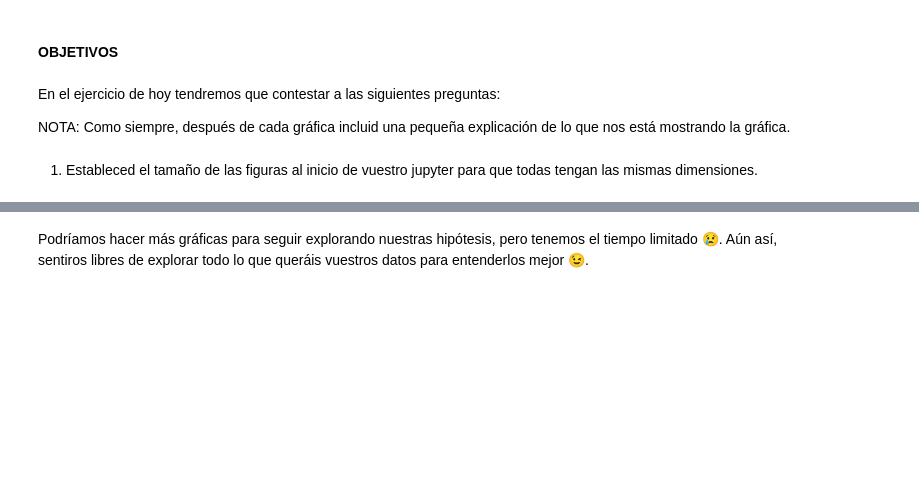
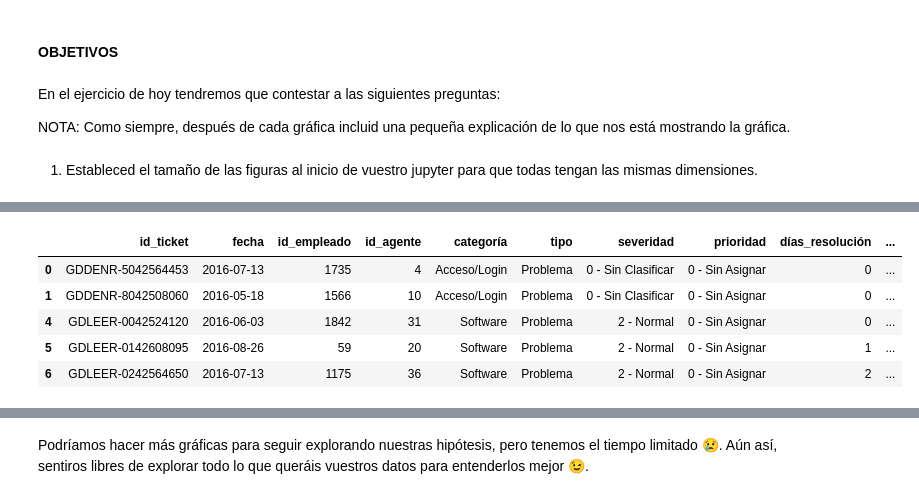
Before and after one commit to Adalab/promo_d_da_modulo2_sprint2_Lorena_AnaBelen, a Jupyter notebook: ejercicio3/pair_programming_EDA3.ipynb, the cells around one changed output, grey strips where cells are left out. Cells and saved outputs as stored; diff of their text form; code cells hidden in the pictures; blank space fills up the shorter version.

```diff
--- a/ejercicio3/pair_programming_EDA3.ipynb
+++ b/ejercicio3/pair_programming_EDA3.ipynb
@@ -41,0 +79,9 @@ NOTA: Como siempre, después de cada gráfica incluid una pequeña explicación
+# %%
+df_acc_soft.head()
+# %% [output]
+|  | id_ticket | fecha | id_empleado | id_agente | categoría | tipo | severidad | prioridad | días_resolución | ... |
+| 0 | GDDENR-5042564453 | 2016-07-13 | 1735 | 4 | Acceso/Login | Problema | 0 - Sin Clasificar | 0 - Sin Asignar | 0 | ... |
+| 1 | GDDENR-8042508060 | 2016-05-18 | 1566 | 10 | Acceso/Login | Problema | 0 - Sin Clasificar | 0 - Sin Asignar | 0 | ... |
+| 4 | GDLEER-0042524120 | 2016-06-03 | 1842 | 31 | Software | Problema | 2 - Normal | 0 - Sin Asignar | 0 | ... |
+| 5 | GDLEER-0142608095 | 2016-08-26 | 59 | 20 | Software | Problema | 2 - Normal | 0 - Sin Asignar | 1 | ... |
+| 6 | GDLEER-0242564650 | 2016-07-13 | 1175 | 36 | Software | Problema | 2 - Normal | 0 - Sin Asignar | 2 | ... |
```
Also changed, not shown: parts of 17 cells of this notebook, 1 other file.
